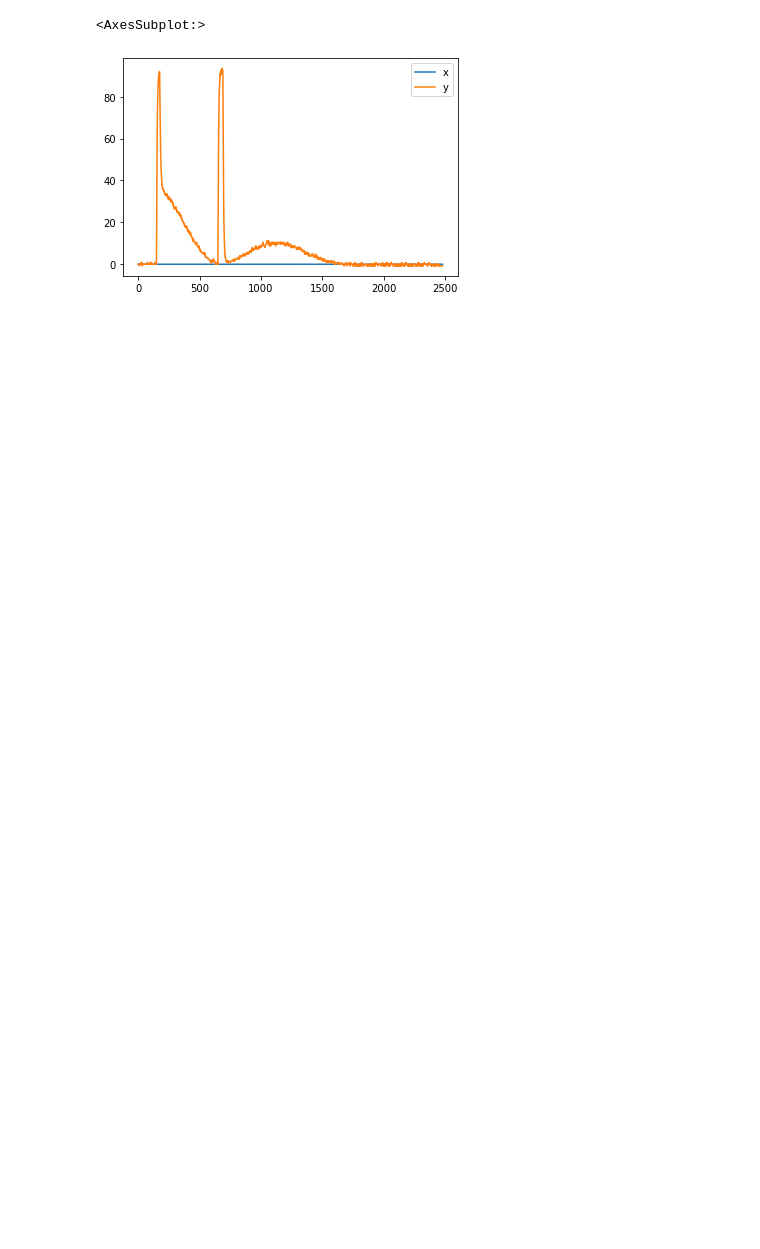
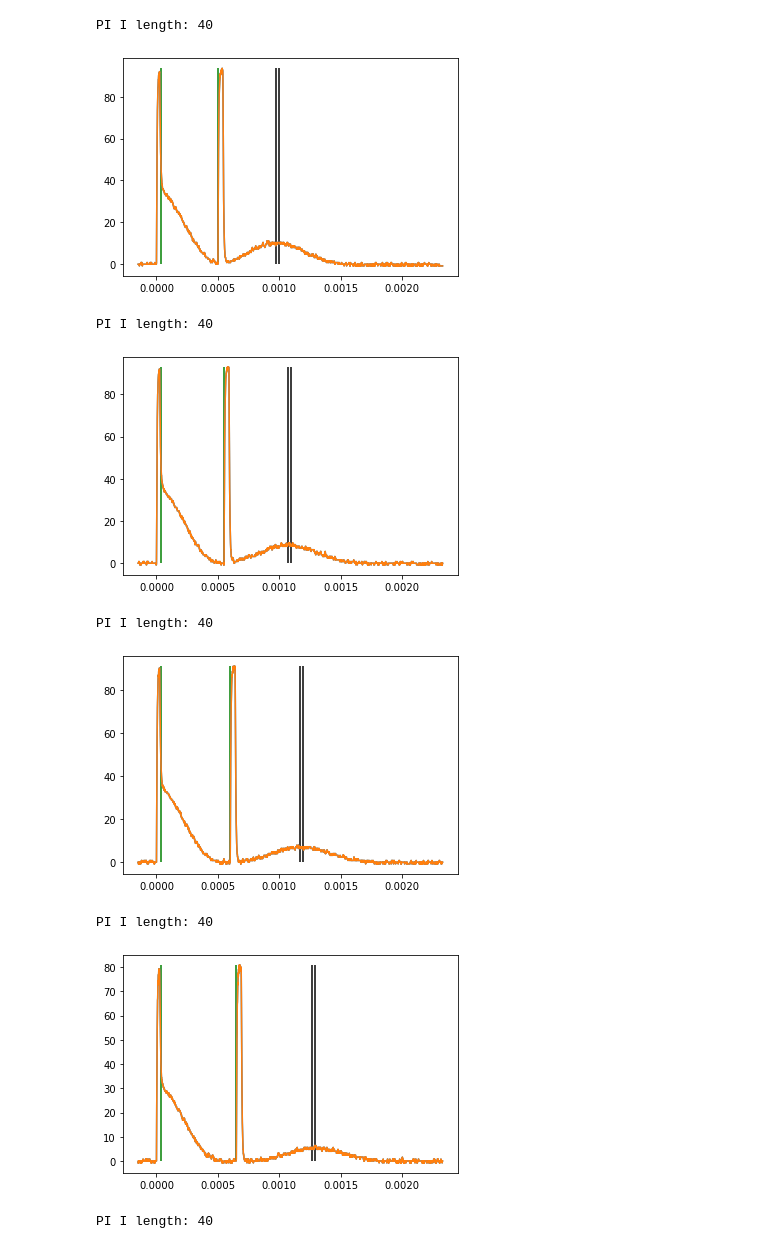
Before and after one commit to everydayanchovies/NMR, a Jupyter notebook: notebooks/nmr_dag_2.ipynb, the cells around one changed output. Drawn from its saved outputs; the diff is of its cells as text; code cells hidden in the pictures; blank space fills up the shorter version.

```diff
--- a/notebooks/nmr_dag_2.ipynb
+++ b/notebooks/nmr_dag_2.ipynb
@@ -8,13 +8,23 @@ import matplotlib.pyplot as plt
 from utils.scopeutil import *
 from utils.OOMFormatter import OOMFormatter
 # %%
-df = get_df(stof=STOF_KOPERCHLORIDE_ACETOON,
-            verhouding="1_1",
-            T=T2,
-            delay=800,
-            signal_index=SI_SIGNAL)
 
-df.plot()
+for (delay, df) in get_df_of_all_delays(
+        stof=STOF_KOPERCHLORIDE_ACETOON,
+        verhouding="1_1",
+        T=T2,
+        signal_index=SI_SIGNAL):
+
+    # df.plot()
+
+    distilled = My_for_T2_df(df, v=True)
 # %% [output]
-<AxesSubplot:>
+PI I length: 40
-[figure, old version]
+[figure, new version]
+PI I length: 40
+[figure, added]
+PI I length: 40
+[figure, added]
+PI I length: 40
+[figure, added]
+PI I length: 40
```
Also changed, not shown: parts of 2 cells of this notebook, 1 other file.
